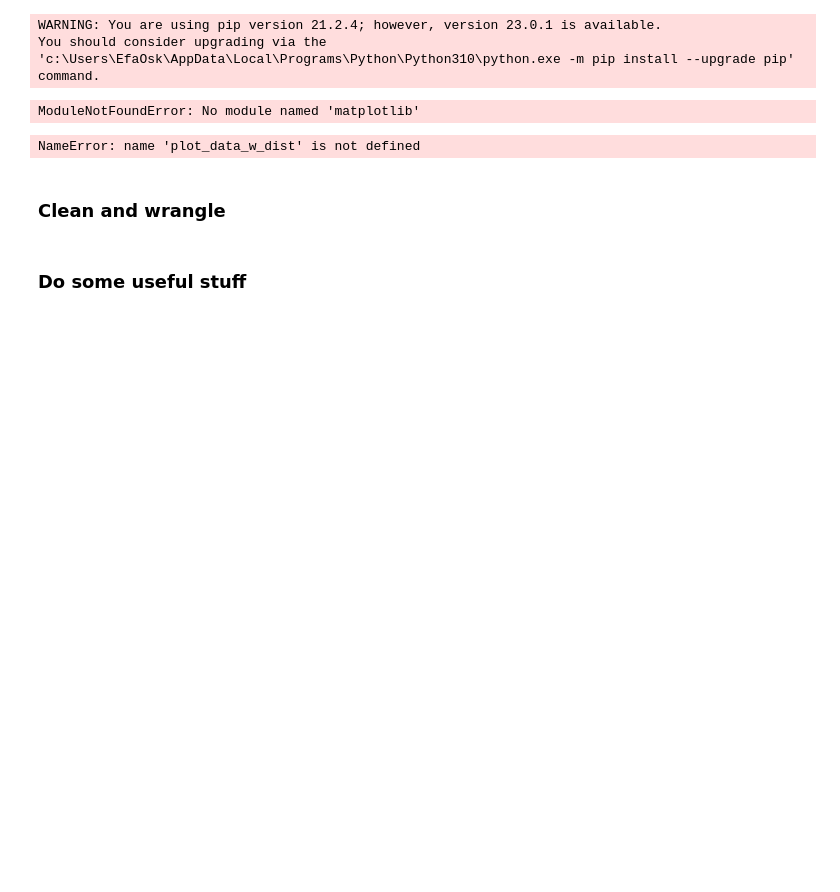
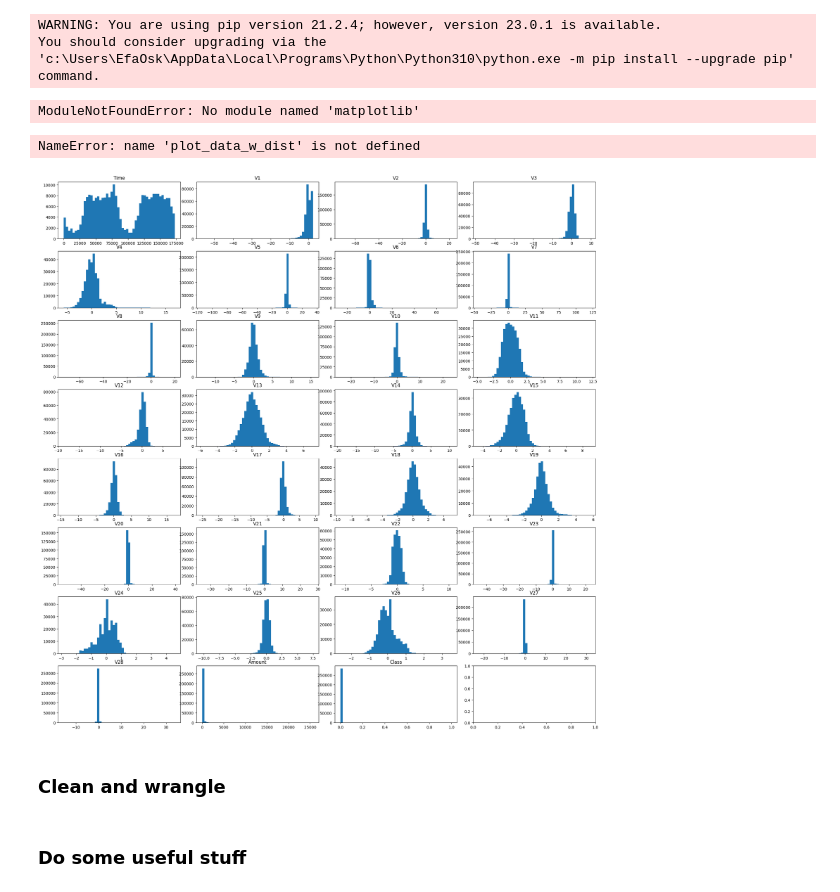
Before and after one commit to sigurdurb/credit-card-fraud-detector, a Jupyter notebook: DataAnalysis.ipynb, the cells around one changed output. Drawn from its saved outputs; the diff is of its cells as text; code cells hidden in the pictures; blank space fills up the shorter version.

Commit message:
plot distribution of all features

```diff
--- a/DataAnalysis.ipynb
+++ b/DataAnalysis.ipynb
@@ -151,6 +151,16 @@ for i , f_id in enumerate(credidcard_fraud_df.columns ):
     plot_data_w_dist(credidcard_fraud_df[f_id], find_a_fitting_dist(credidcard_fraud_df[f_id]), f_id, n_bins=100)
 # %% [output]
 NameError: name 'plot_data_w_dist' is not defined
+# %%
+# plot distribution of all features
+
+fig, axs = plt.subplots(8, 4, figsize=(20, 20))
+fig.tight_layout()
+for i , f_id in enumerate(credidcard_fraud_df.columns ):
+    axs[i//4][i%4].hist(credidcard_fraud_df[f_id], bins=50)
+    axs[i//4][i%4].set_title(f_id)
+# %% [output]
+[figure, added]
 # %% [markdown]
 ### Clean and wrangle
 # %% [markdown]
```
